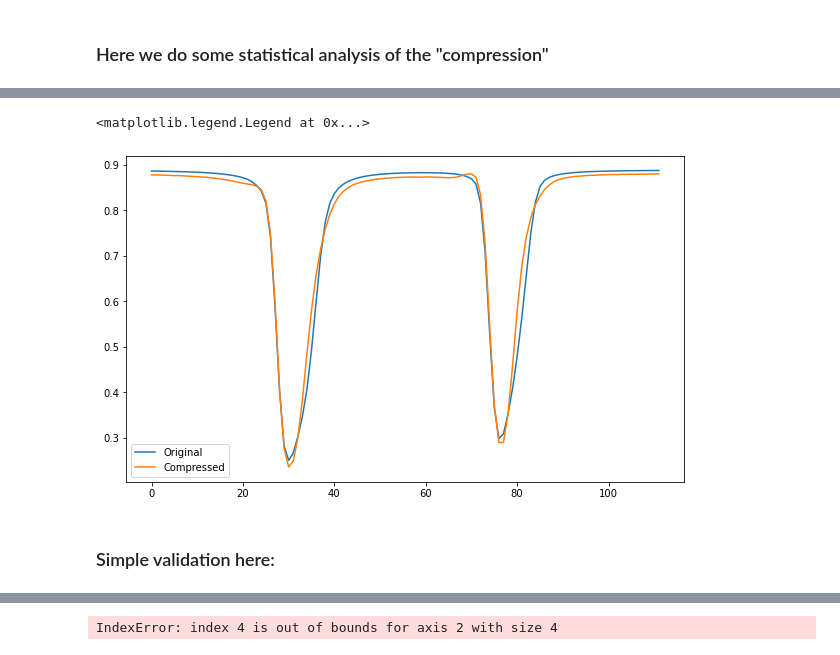
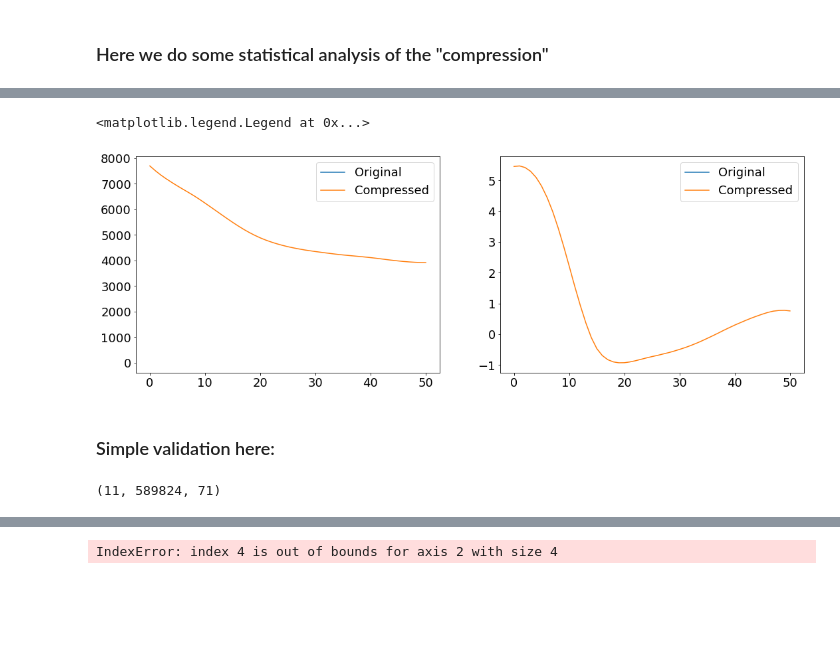
Before and after one commit to ivanzmilic/spectrum_ae, a Jupyter notebook: simple_ae_gpu_atmos.ipynb, the cells around one changed output, grey strips where cells are left out. Cells and saved outputs as stored; diff of their text form; code cells hidden in the pictures; blank space fills up the shorter version.

```diff
--- a/simple_ae_gpu_atmos.ipynb
+++ b/simple_ae_gpu_atmos.ipynb
@@ -359 +353,10 @@ ValueError: operands could not be broadcast together with shapes (150000,153) (3
+# %%
+data_reconstructed = data_reconstructed.reshape(150000, 2, 51)
+
+data_reconstructed = data_reconstructed * (dmax [None, :, None] - dmin[None, :, None]) + dmin[None, :, None]
+# %%
+data.shape
+data = data.detach().numpy().reshape(-1, 2, 51)
+# %%
+data = data * (dmax [None, :, None] - dmin[None, :, None]) + dmin[None, :, None]
 # %%
@@ -390,15 +393,23 @@ plt.hist(chisq,bins=50,range=[0,5])
+# %%
+import matplotlib
+matplotlib.rcParams.update({'font.size': 16})
 # %%
 # Example plots
 
-i = 1652
+i = 146
+plt.figure(figsize=[18,6])
+plt.subplot(121)
+plt.plot(data[i,0], label = 'Original')
+plt.plot(data_reconstructed[i,0], label = 'Compressed')
+plt.legend()
 
-plt.figure(figsize=[10,6])
-plt.plot(data[i], label = 'Original')
-plt.plot(data_reconstructed[i], label = 'Compressed')
+plt.subplot(122)
+plt.plot(data[i,1]/1E5, label = 'Original')
+plt.plot(data_reconstructed[i,1]/1E5, label = 'Compressed')
 plt.legend()
 # %% [output]
 <matplotlib.legend.Legend at 0x...>
-[figure, old version]
+[figure, new version]
 # %% [markdown]
 ### Simple validation here:
 # %%
@@ -408,5 +422,7 @@ data_val = fits.open("C:/Data/Hinode_ML_compression/qs_ph_disk_center_synth_1_1_
 # %%
-data_val = data_val[:,:,0,:].reshape(768*768, 112)
+data_val.shape
+# %% [output]
+(11, 589824, 71)
 # %%
 #data_val /= np.mean(data_val[:,:10])
 # %%
```
Also changed, not shown: parts of 36 cells of this notebook, 3 other files.
